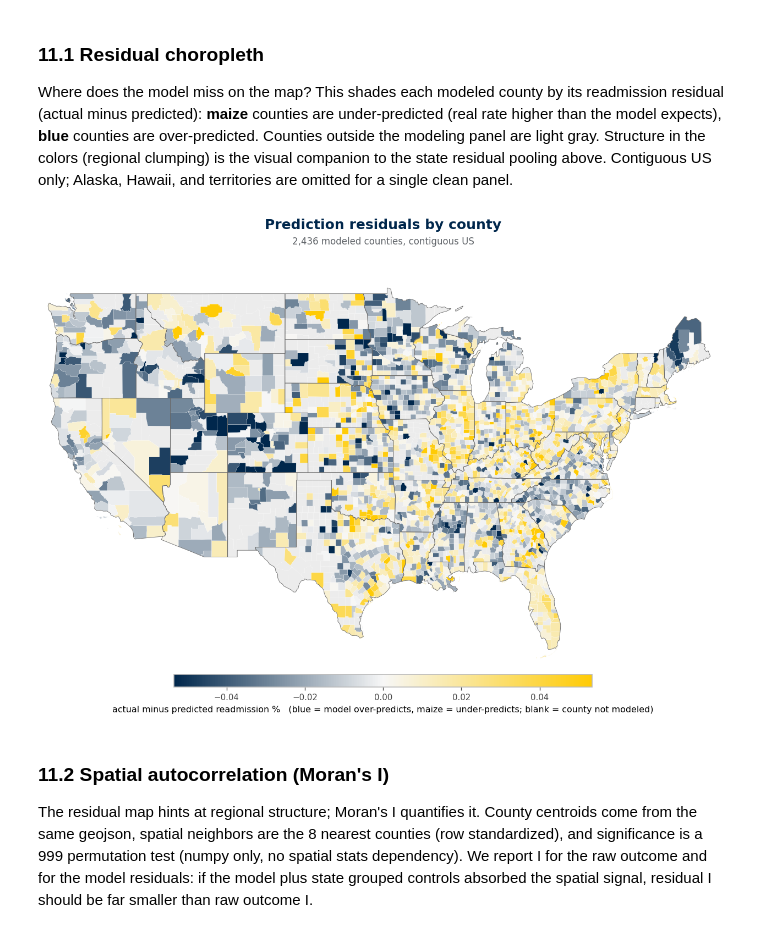
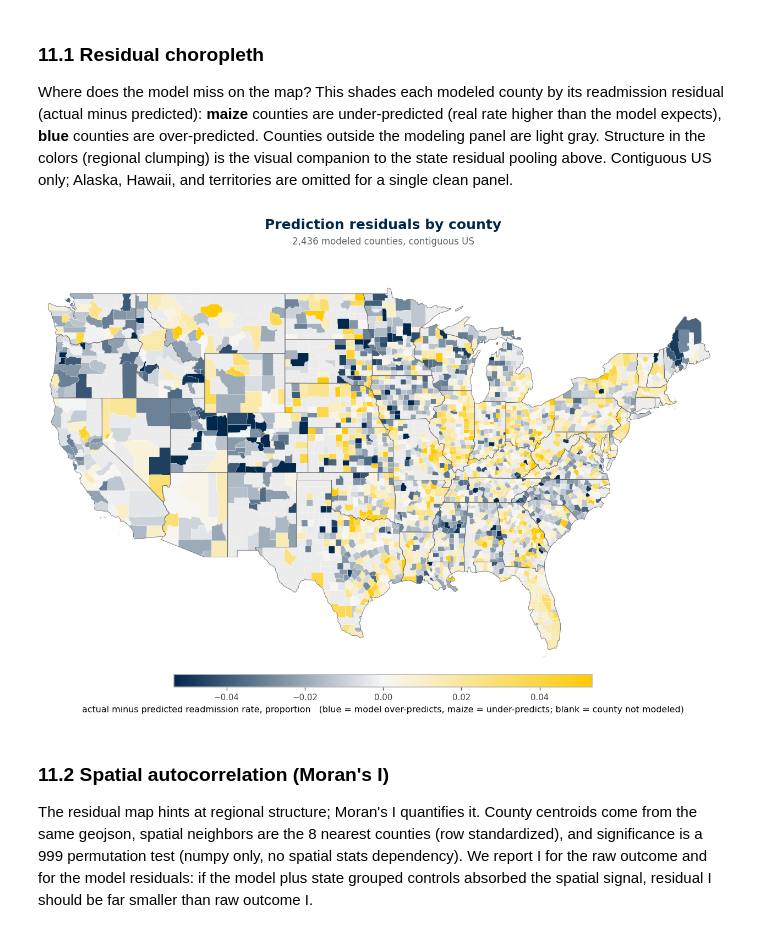
Before and after one commit to memckay/mads-capstone, a Jupyter notebook: notebooks/04_supervised_learning.ipynb, the cells around one changed output. Drawn from its saved outputs; the diff is of its cells as text; code cells hidden in the pictures.

```diff
--- a/notebooks/04_supervised_learning.ipynb
+++ b/notebooks/04_supervised_learning.ipynb
@@ -1404,35 +1404,35 @@ STATES_PATH = DATA / "raw" / "us-states.geojson"
 try:
     states_geo = json.loads(STATES_PATH.read_text())
     state_rings = [ring for feat in states_geo["features"]
                    if feat["properties"]["name"] not in {"Alaska", "Hawaii", "Puerto Rico"}
                    for ring in county_rings(feat["geometry"])]
     ax.add_collection(PolyCollection(state_rings, facecolors="none", edgecolors="#666666",
                                      linewidths=0.5, zorder=5))
 except FileNotFoundError:
     print(f"note: {STATES_PATH.name} not found, drawing without the state overlay")
 
 ax.set_xlim(-125, -66)
 ax.set_ylim(24, 50)
 ax.set_aspect(1.3)
 ax.axis("off")
 
 cbar = fig.colorbar(modeled, ax=ax, orientation="horizontal",
                     fraction=0.04, pad=0.02, shrink=0.5, aspect=34)
-cbar.set_label("actual minus predicted readmission %   "
+cbar.set_label("actual minus predicted readmission rate, proportion   "
                "(blue = model over-predicts, maize = under-predicts; blank = county not modeled)",
                fontsize=9.5)
 cbar.ax.tick_params(labelsize=9)
 # Both title lines sit on the figure. The axes is aspect-locked, so it gets centred
 # in whatever space is left and anything anchored to it drifts.
 fig.suptitle("Prediction residuals by county",
              color=BLUE, fontsize=15, fontweight="bold", y=0.98)
 fig.text(0.5, 0.945, f"{len(modeled_fips):,} modeled counties, contiguous US",
          ha="center", va="top", fontsize=10, color=SUBTLE)
 fig.tight_layout(rect=[0, 0, 1, 0.93])
 fig.savefig(FIGURES / "sl_residual_choropleth.png")
 plt.show()
 # %% [output]
-[figure, old version]
+[figure, new version]
 # %% [markdown]
 ### **11.2 Spatial autocorrelation (Moran's I)**
 
```
Also changed, not shown: parts of 1 cell of this notebook, 5 other files.
